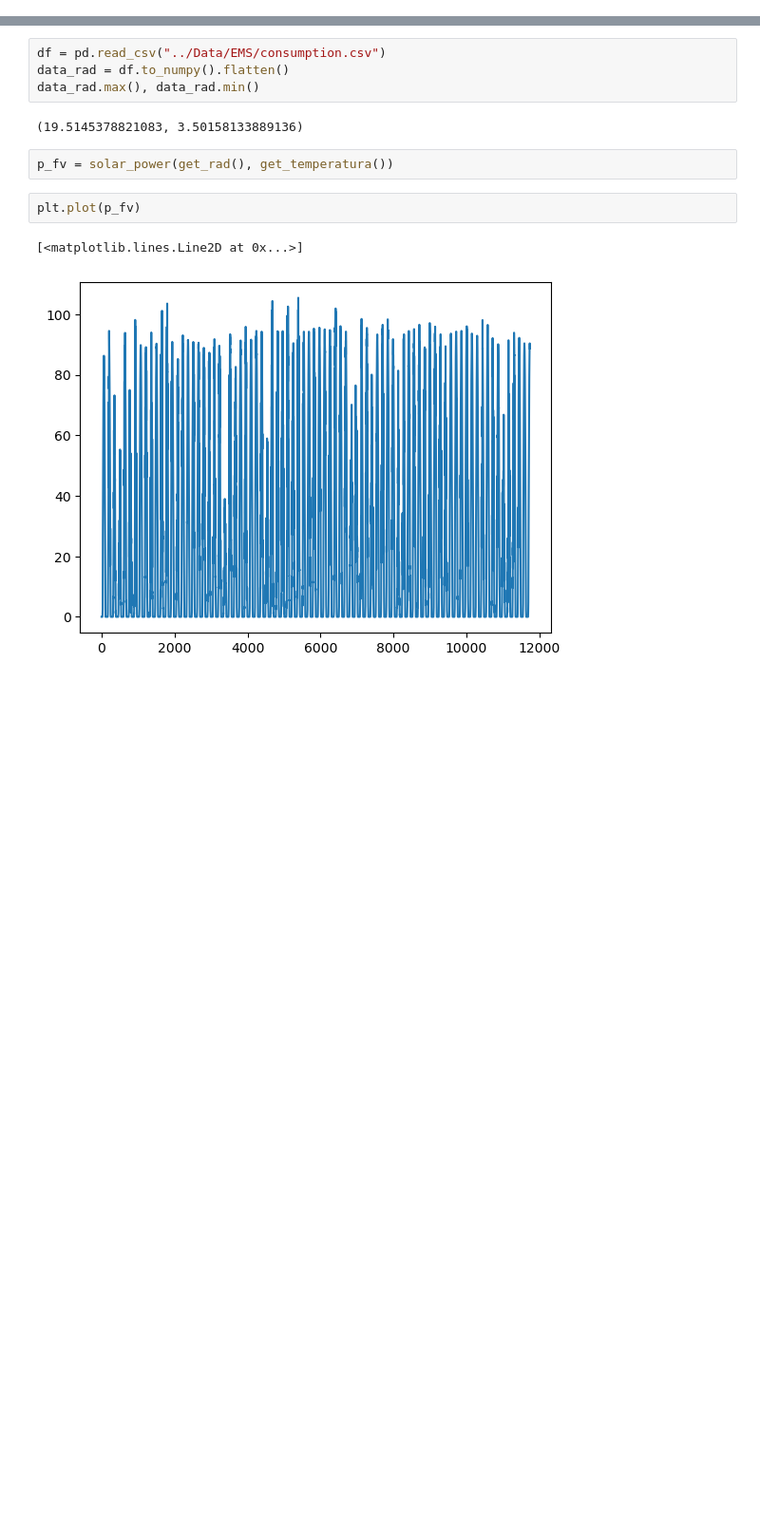
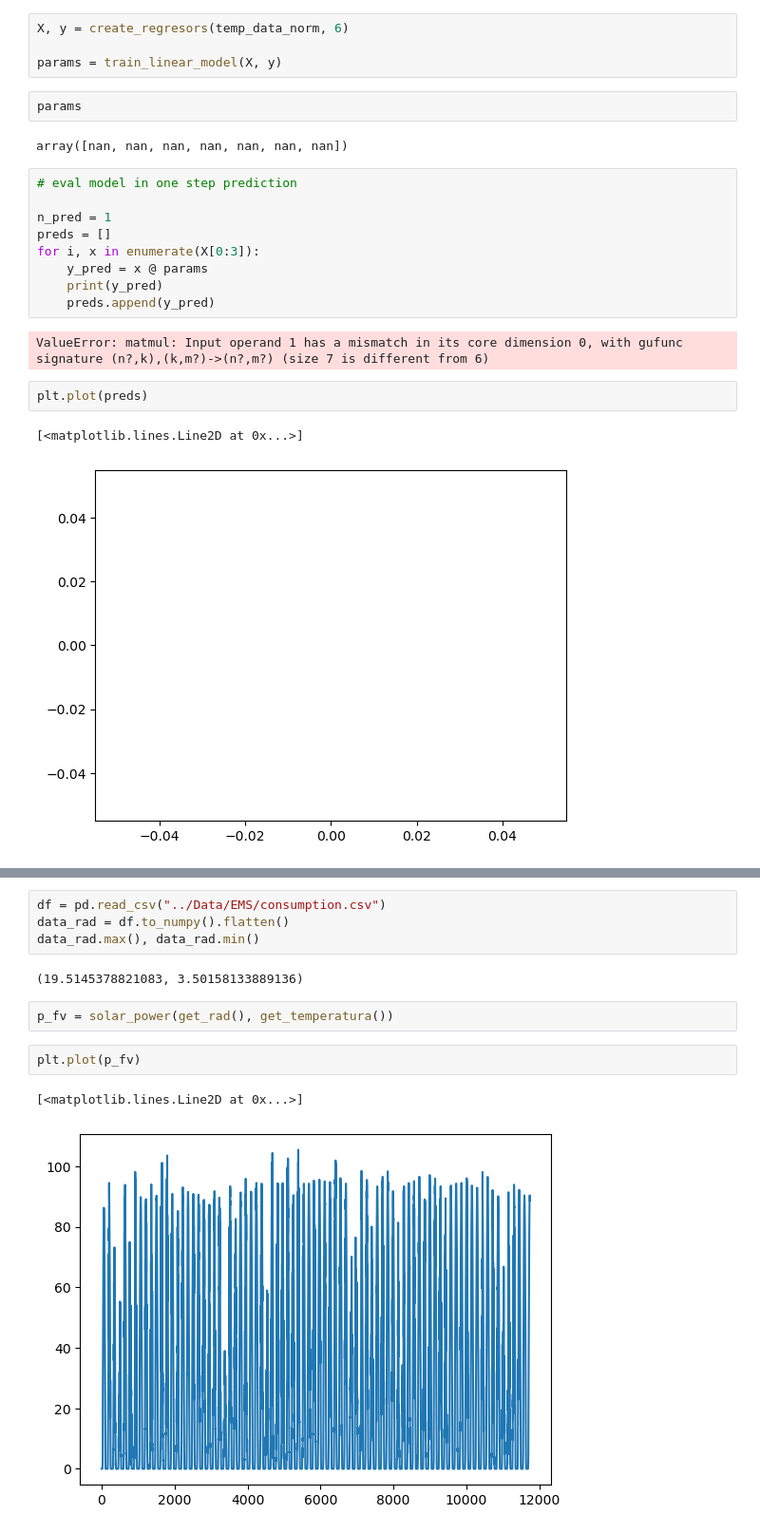
Before and after one commit to Claudio-zb/RL_WEF_MS, a Jupyter notebook: predictive_models/solar.ipynb, the cells around one changed output, grey strips where cells are left out. Shown at 95% size. Drawn from its saved outputs; the diff is of its cells as text; blank space fills up the shorter version.

```diff
--- a/predictive_models/solar.ipynb
+++ b/predictive_models/solar.ipynb
@@ -8 +46,25 @@ from torch.utils.data import DataLoader, Dataset
+# %%
+X, y = create_regresors(temp_data_norm, 6)
+
+params = train_linear_model(X, y)
+# %%
+params
+# %% [output]
+array([nan, nan, nan, nan, nan, nan, nan])
+# %%
+# eval model in one step prediction
+
+n_pred = 1
+preds = []
+for i, x in enumerate(X[0:3]):
+    y_pred = x @ params
+    print(y_pred)
+    preds.append(y_pred)
+# %% [output]
+ValueError: matmul: Input operand 1 has a mismatch in its core dimension 0, with gufunc signature (n?,k),(k,m?)->(n?,m?) (size 7 is different from 6)
+# %%
+plt.plot(preds)
+# %% [output]
+[<matplotlib.lines.Line2D at 0x...>]
+[figure, added]
 # %%
```
Also changed, not shown: parts of 4 cells of this notebook, 5 other files.
